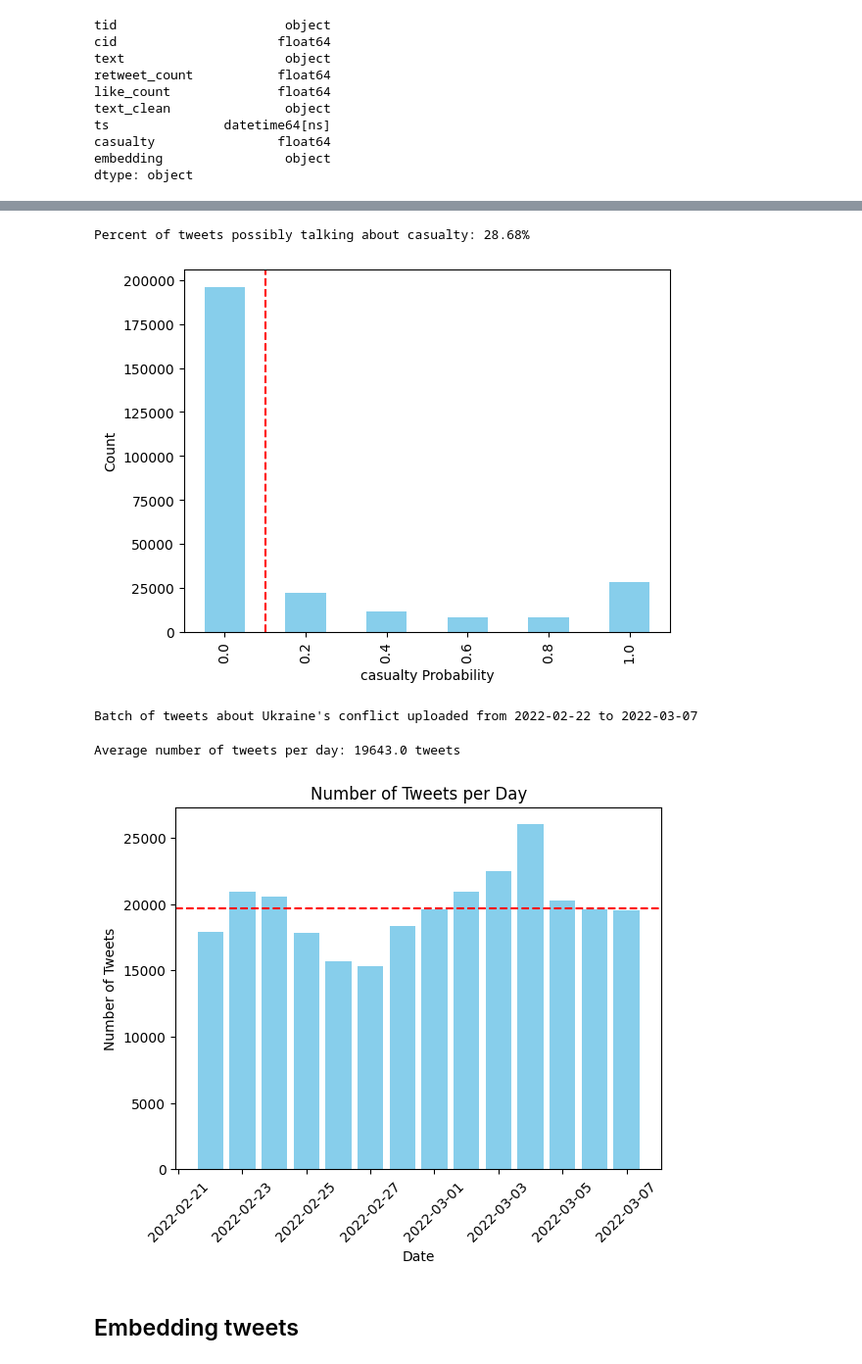
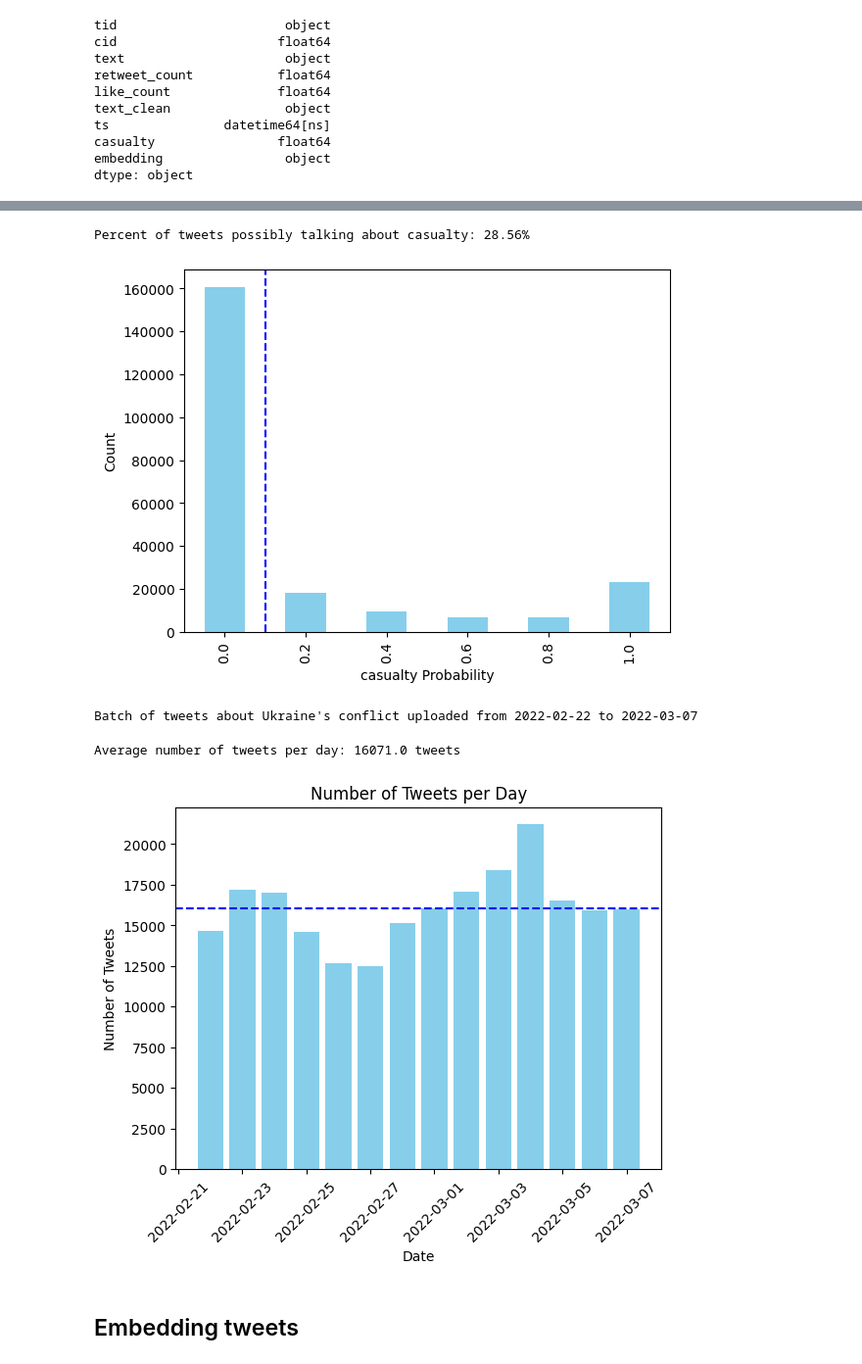
Before and after one commit to Crippius/al_project, a Jupyter notebook: al_project.ipynb, the cells around one changed output, grey strips where cells are left out. Shown at 98% size. Cells and saved outputs as stored; diff of their text form; code cells hidden in the pictures.

Commit message:
Last project refinements

```diff
--- a/al_project.ipynb
+++ b/al_project.ipynb
@@ -34,9 +37,9 @@ drive.mount('/content/drive')
 LABEL = "casualty" #@param ["casualty", "damage", "weapons"]
 
 # Default: 225000
-SAMPLE = 275000 # @param {type:"slider", min:0, max:300000, step:1000}
+SAMPLE = 225000 # @param {type:"slider", min:0, max:300000, step:1000}
 
-df = pd.read_pickle(f"/content/drive/MyDrive/Uni/Terzo anno/Progetto di Ingegneria Informatica/code/datasets/{LABEL}.pickle")
+df = pd.read_pickle(f"/content/drive/MyDrive/Uni/Terzo anno/Progetto di Ingegneria Informatica/al_project/datasets/{LABEL}.pickle")
 if SAMPLE < len(df):
   df = df.sample(SAMPLE)
 # %%
@@ -163,13 +166,13 @@ print(f"Percent of tweets possibly talking about {LABEL}: {round(100 * len(df[df
 
 counts = df[LABEL].round(2).value_counts().sort_index()
 counts.plot(kind='bar', color='skyblue')
-plt.axvline(x=CLASSIFICATION_THRESHOLD*5, color='red', linestyle='--')
+plt.axvline(x=CLASSIFICATION_THRESHOLD*5, color='blue', linestyle='--')
 plt.xlabel(f'{LABEL} Probability')
 plt.ylabel('Count')
 plt.show()
 # %% [output]
-Percent of tweets possibly talking about casualty: 28.68%
+Percent of tweets possibly talking about casualty: 28.56%
-[figure, old version]
+[figure, new version]
 # %%
 min_date = df.ts.min().date()
 max_date = df.ts.max().date()
@@ -179,19 +182,19 @@ Batch of tweets about Ukraine's conflict uploaded from 2022-02-22 to 2022-03-07
 # %%
 tweets_per_day = df["ts"].dt.date.value_counts().sort_index()
 # Plotting the histogram
 mean = round(sum(tweets_per_day.values) / len(tweets_per_day.values), 0)
 print(f"Average number of tweets per day: {mean} tweets")
 
 plt.bar(tweets_per_day.index, tweets_per_day.values, color='skyblue')
 plt.xlabel('Date')
 plt.ylabel('Number of Tweets')
 plt.title('Number of Tweets per Day')
-plt.axhline(y=mean, color='red', linestyle='--')
+plt.axhline(y=mean, color='blue', linestyle='--')
 plt.xticks(rotation=45)
 plt.show()
 # %% [output]
-Average number of tweets per day: 19643.0 tweets
+Average number of tweets per day: 16071.0 tweets
-[figure, old version]
+[figure, new version]
 # %% [markdown]
 ## Embedding tweets
 # %%
```
Also changed, not shown: parts of 24 cells of this notebook.
